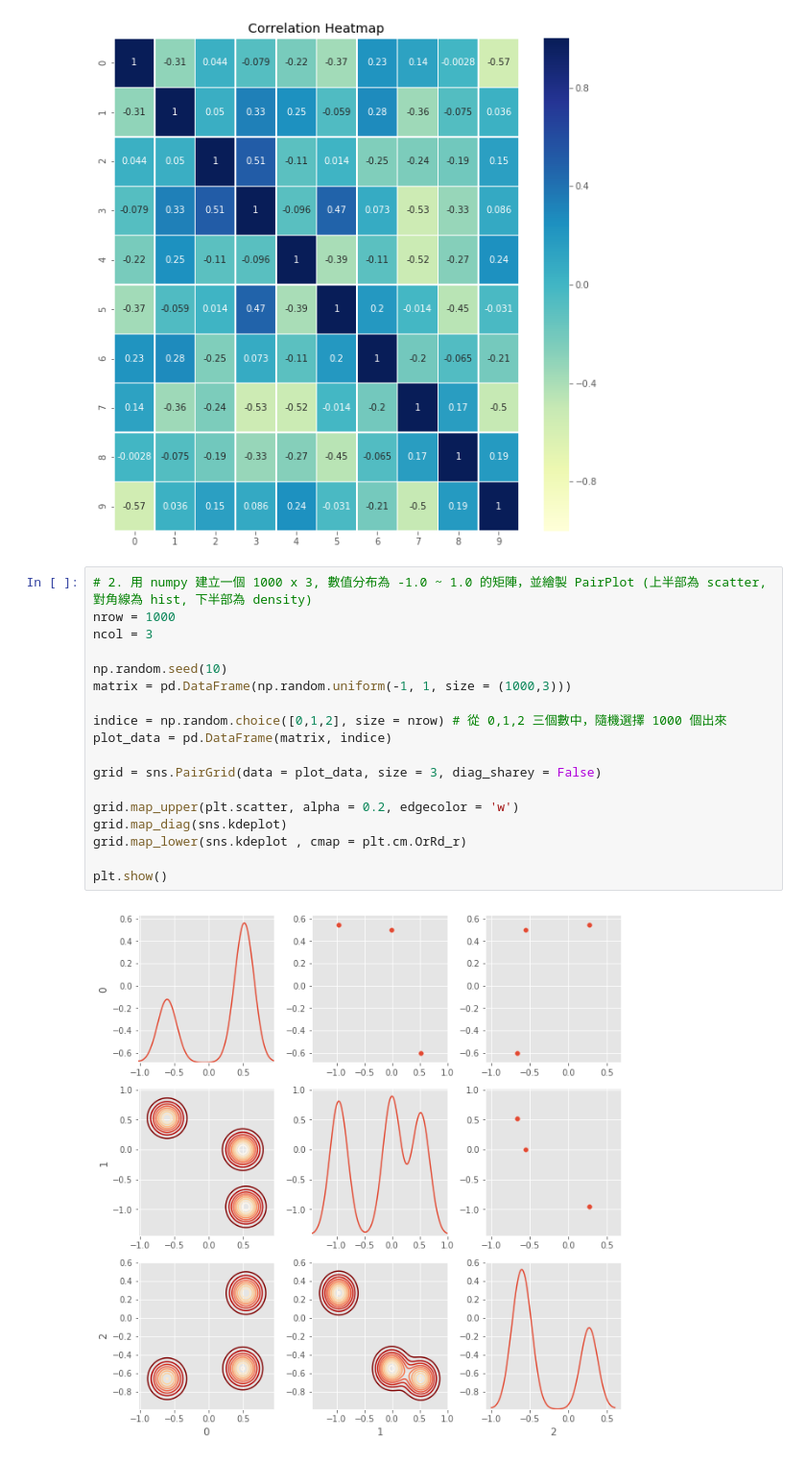
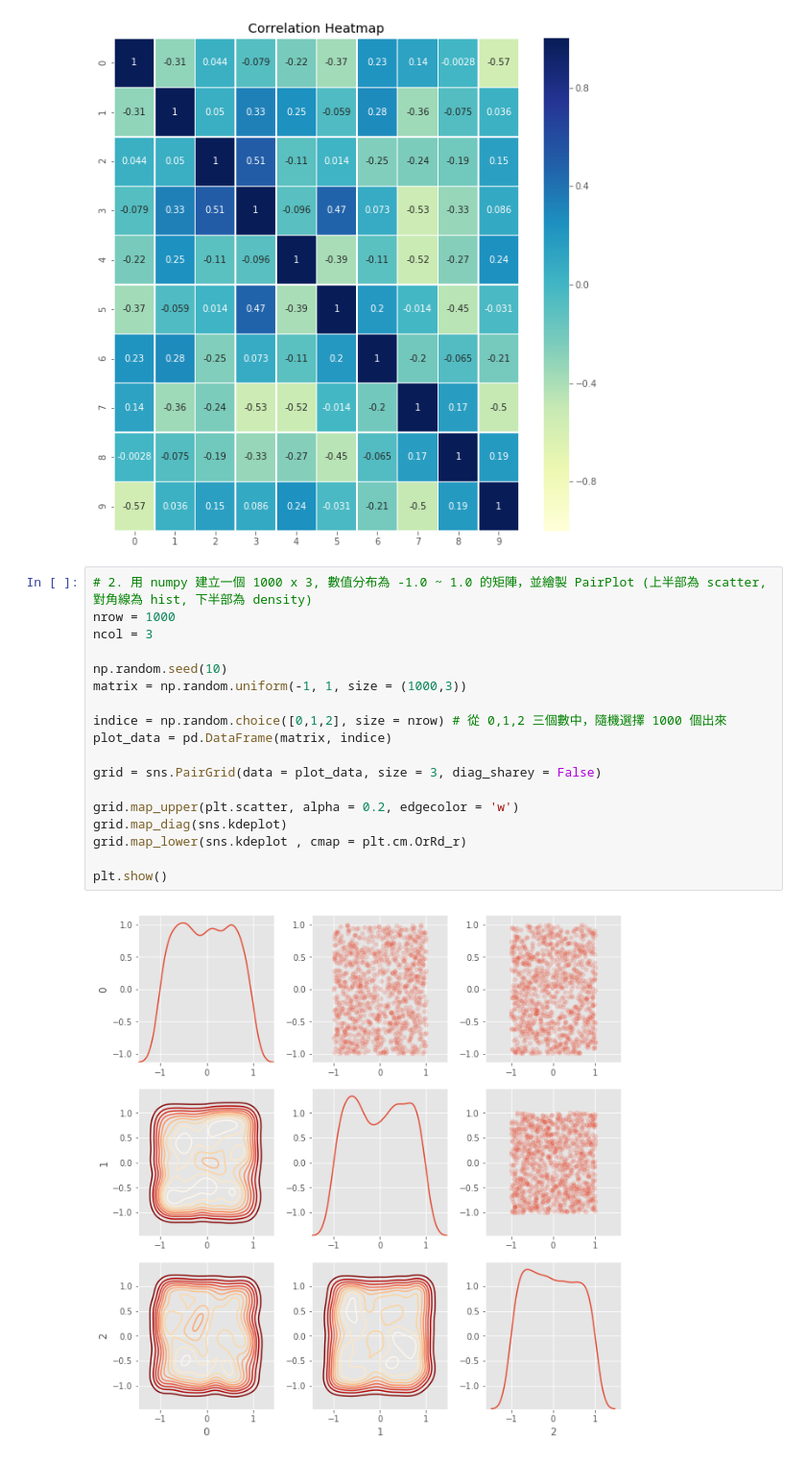
Before and after one commit to ChenLily0928/ML100-Days, a Jupyter notebook: homework/Day_015_HW.ipynb, the cells around one changed output. Shown at 96% size. Drawn from its saved outputs; the diff is of its cells as text.

```diff
--- a/homework/Day_015_HW.ipynb
+++ b/homework/Day_015_HW.ipynb
@@ -49,23 +49,23 @@ plt.show()
 # %%
 # 2. 用 numpy 建立一個 1000 x 3, 數值分布為 -1.0 ~ 1.0 的矩陣，並繪製 PairPlot (上半部為 scatter, 對角線為 hist, 下半部為 density)
 nrow = 1000
 ncol = 3
 
 np.random.seed(10)
-matrix = pd.DataFrame(np.random.uniform(-1, 1, size = (1000,3)))
+matrix = np.random.uniform(-1, 1, size = (1000,3))
 
 indice = np.random.choice([0,1,2], size = nrow) # 從 0,1,2 三個數中，隨機選擇 1000 個出來
 plot_data = pd.DataFrame(matrix, indice)
 
 grid = sns.PairGrid(data = plot_data, size = 3, diag_sharey = False)
 
 grid.map_upper(plt.scatter, alpha = 0.2, edgecolor = 'w')
 grid.map_diag(sns.kdeplot)
 grid.map_lower(sns.kdeplot , cmap = plt.cm.OrRd_r)
 
 plt.show()
 # %% [output]
-[figure, old version]
+[figure, new version]
 # %%
 # 3. 用 numpy 建立一個 1000 x 3, 數值分布為常態分佈的矩陣，並繪製 PairPlot (上半部為 scatter, 對角線為 hist, 下半部為 density)
 nrow = 1000
```
Also changed, not shown: parts of 1 cell of this notebook.
